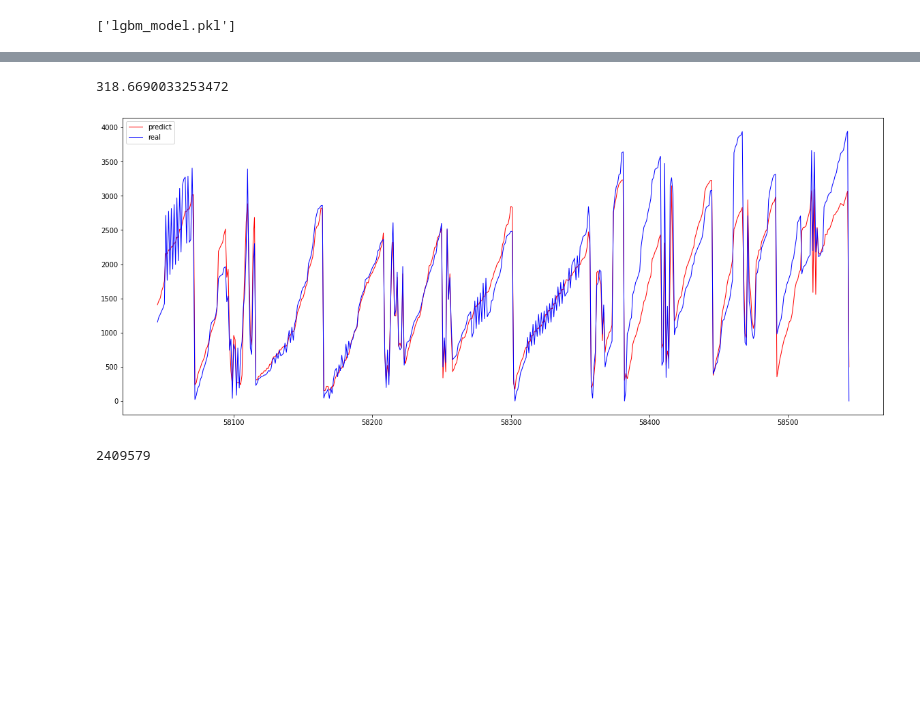
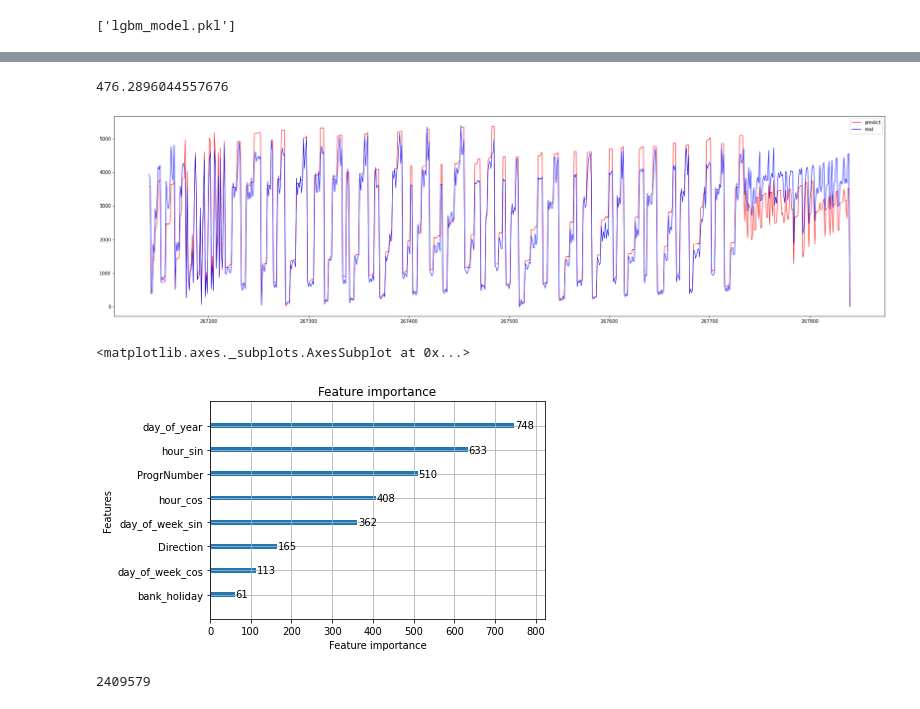
Before and after one commit to RobShanahanUCD/DublinBusProject, a Jupyter notebook: Data Analytics/Lgbm-model.ipynb, the cells around one changed output, grey strips where cells are left out. Drawn from its saved outputs; the diff is of its cells as text; code cells hidden in the pictures; blank space fills up the shorter version.

```diff
--- a/Data Analytics/Lgbm-model.ipynb
+++ b/Data Analytics/Lgbm-model.ipynb
@@ -20,7 +20,7 @@ import joblib
 pd.set_option("display.max_columns", None)
 %config IPCompleter.greedy = True
 # %%
-route = pd.read_pickle("./route_63__.pkl")
+route = pd.read_pickle("./route_14__.pkl")
 bank_holidays = pd.read_pickle("./bank_holidays__.pkl")
 weather = pd.read_pickle("./weather__.pkl")
 # %%
@@ -91,7 +91,6 @@ route[route['bank_holiday'] == 1].tail(10)
 # %%
 col = ['ProgrNumber', 'Direction', 'hour',
-       'bank_holiday', 'temp', 'pressure', 'humidity', 'wind_speed', 'clouds_all',
-       'weather_main', 'day_of_week','day_of_year', 'journey_time']
+       'bank_holiday', 'day_of_week','day_of_year', 'journey_time']
 
 def merge_and_clean(df1, df2, col):
     combined_df = pd.merge(df1, df2,  how='inner', left_on=['DayOfService', 'hour'],
@@ -138,10 +137,10 @@ def one_hot_encoding(df, col_list):
     return df
 # %%
 def remove_outlier(df):
-    df = df[np.abs(df["journey_time"]-df["journey_time"].mean())<=(3*df["journey_time"].std())]
+    df = df[np.abs(df["journey_time"]-df["journey_time"].mean())<=(1*df["journey_time"].std())]
     return df
 # %%
-df = one_hot_encoding(df, ['weather_main'])
+# df = one_hot_encoding(df, ['weather_main'])
 print ("Shape Of The Before Ouliers: ",df.shape)
 df = remove_outlier(df)
 print ("Shape Of The After Ouliers: ",df.shape)
@@ -257,17 +248,22 @@ Wall time: 110 ms
 y_test = y_test.reset_index()["journey_time"]
 metrics.mean_squared_error(y_test, y_prediction, squared=False)
 # %% [output]
-318.6690033253472
+476.2896044557676
 # %%
 _prediction = pd.Series(y_prediction)
 # %%
-fig, ax = plt.subplots(figsize=(20,8))
-plt.plot(_prediction[-500:], linewidth=1, color = 'red', label = 'predict')
-plt.plot(y_test[-500:], linewidth=1, color = 'blue', label = 'real')
+fig, ax = plt.subplots(figsize=(30,8))
+plt.plot(_prediction[-700:], linewidth=1, color = 'red', label = 'predict')
+plt.plot(y_test[-700:], linewidth=1, color = 'blue', label = 'real')
 plt.legend()
 plt.show()
 # %% [output]
-[figure, old version]
+[figure, new version]
+# %%
+lgb.plot_importance(model)
+# %% [output]
+<matplotlib.axes._subplots.AxesSubplot at 0x...>
+[figure, added]
 # %%
 from sklearn.neighbors import NearestCentroid
 # %%
```
Also changed, not shown: parts of 11 cells of this notebook, 3 other files.
